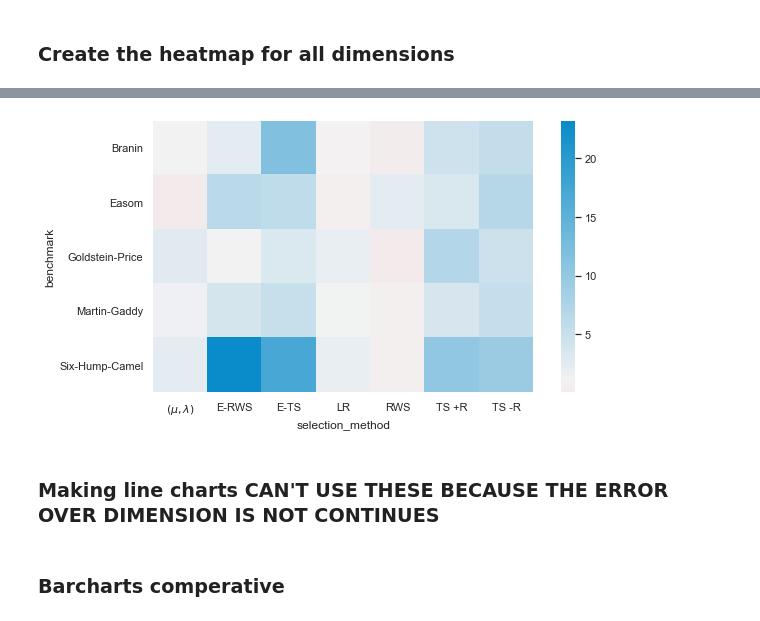
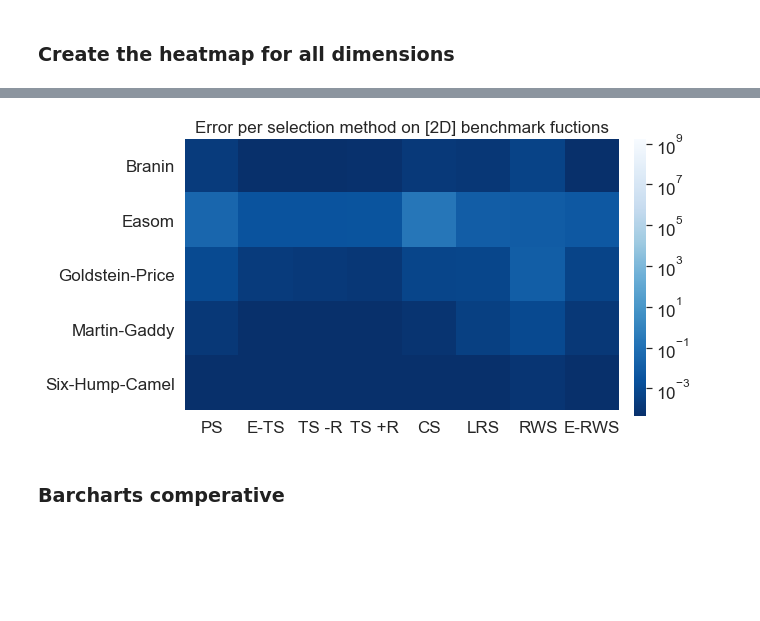
Before and after one commit to N-Brouwer/PPA, a Jupyter notebook: notebooks/data-analysis.ipynb, the cells around one changed output, grey strips where cells are left out. Drawn from its saved outputs; the diff is of its cells as text; code cells hidden in the pictures; blank space fills up the shorter version.

```diff
--- a/notebooks/data-analysis.ipynb
+++ b/notebooks/data-analysis.ipynb
@@ -92,7 +69,7 @@ for filename in os.listdir(results_folder):
     }, ignore_index=True)
 df.loc[df['selection_method'] == 'single_elitist_tournament','selection_method'] = 'tour_elite'
 df.loc[df['selection_method'] == 'no_replacement_tournament','selection_method'] = 'tour_no_replace'
-df.loc[df['selection_method'] == 'mupluslambda','selection_method'] = 'original'
+
 df['error'] = abs(df['best_objval'] - df['theoretical_optimum'])
 # df['benchmark'] = df.benchmark.str.replace("20", "d").str.replace("100", "f").str.replace("2", "a").str.replace("50", "e").str.replace("5", "b").str.replace("10", "c")
 
@@ -190,9 +167,14 @@ fig.savefig(f'PPA/notebooks/images/barcharts_per_benchmark/2d-benchmarks.png',bb
 #     test = pickle.load(handle)
 # %% [markdown]
 ### Rename and find the lowest and highest values for the heatmap in order to use the same scale for all plots
+# %%
+column_order = ['PS', 'E-TS', 'TS -R', 'TS +R', 'CS','LRS','RWS', 'E-RWS']
+# column_order = ['seminal','TS +R', 'TS -R','Elite-TS' ]
 # %%
 heatmap_nd_data = df_nd[['selection_method', 'benchmark','dimensions','error']].groupby(['selection_method','benchmark','dimensions']).median().reset_index()
-heatmap_nd_data = heatmap_nd_data.replace({"selection_method": renames})
+
+heatmap_nd_data = heatmap_nd_data[(heatmap_nd_data.selection_method.isin(column_order))]
+
 dimensions = heatmap_nd_data.dimensions.unique()
 
 
@@ -203,7 +185,7 @@ for dim in dimensions:
     magnitude_data = heatmap_nd_data[heatmap_nd_data['dimensions'] == dim]
     magnitude_data = magnitude_data.pivot(index='selection_method', columns='benchmark', values='error')
 
-    magnitude_data = magnitude_data[magnitude_data.index == 'seminal'].squeeze() / magnitude_data[~(magnitude_data.index == 'seminal')]
+#     magnitude_data = magnitude_data[magnitude_data.index == 'seminal'].squeeze() / magnitude_data[~(magnitude_data.index == 'seminal')]
 
     potential_low = magnitude_data.min().min()
     potential_high = magnitude_data.max().max()
@@ -230,5 +210,3 @@ class MidPointLogNorm(LogNorm):
         return np.ma.masked_array(np.interp(np.log(value), x, y))
 # %% [markdown]
 ### Create the heatmap for all dimensions
-# %%
-column_order = ['$(\mu,\lambda)$', 'LR', 'RWS', 'E-RWS', 'TS +R', 'TS -R','E-TS' ]
@@ -298,21 +284,27 @@ plt.show()
 # %%
 heatmap_2d_data = df_2d[['selection_method', 'benchmark','error']].groupby(['selection_method','benchmark']).median().reset_index()
-heatmap_2d_data = heatmap_2d_data.replace({"selection_method": renames})
+# heatmap_2d_data = heatmap_2d_data.replace({"selection_method": renames})
 heatmap_2d_data = heatmap_2d_data.pivot(index='selection_method', columns='benchmark', values='error')
 fig, axs = plt.subplots(ncols=1, figsize=(10,5))
 
-heatmap_2d_data = heatmap_2d_data[heatmap_2d_data.index == 'seminal'].squeeze() /heatmap_2d_data
-heatmap_2d_data = heatmap_2d_data[~(heatmap_2d_data.index == 'seminal')].transpose()
+# heatmap_2d_data = heatmap_2d_data[heatmap_2d_data.index == 'seminal'].squeeze() /heatmap_2d_data
+# heatmap_2d_data = heatmap_2d_data[~(heatmap_2d_data.index == 'seminal')].transpose()
+heatmap_2d_data = heatmap_2d_data.transpose()[column_order]
 
-ax = sns.heatmap(heatmap_2d_data, ax=axs, center=1, cmap=rdgn, square=True)
-
+# ax = sns.heatmap(heatmap_2d_data, ax=axs, center=1, cmap=rdgn, square=True)
 
 # below does not work because i should recalculated new lowest and highest values; ooh no because i want to use the same scale ofcourse!
-# ax = sns.heatmap(heatmap_2d_data, ax=axs, norm=MidPointLogNorm(vmin=lowest, vmax=highest, midpoint=1), cmap=rdgn, square=True)
-ax.collections[0].colorbar.ax.yaxis.set_ticks([], minor=True)
+cbar_ax = fig.add_axes([0.835, .11, .017, 0.77]) #[Horizontal coordinate of the lower left corner,  Vertical coordinate of the lower left corner, Width of the subplot,  Height of the subplot]
+ax = sns.heatmap(heatmap_2d_data, ax=axs, norm=LogNorm(vmin=lowest, vmax=highest), cmap=rdgn, square=True, cbar_ax=cbar_ax)
+ax.collections[0].colorbar.ax.tick_params(labelsize=14)
+ax.set_ylabel('')
+ax.set_xlabel('')
+ax.tick_params(labelsize=17)
+ax.collections[0].colorbar.ax.tick_params(labelsize=17)
+ax.set_title('Error per selection method on [2D] benchmark fuctions',fontsize=17)
+# ax.collections[0].colorbar.ax.yaxis.set_ticks([], minor=True)
+plt.savefig('PPA/notebooks/images/final/heatmap2d.eps', bbox_inches='tight', format='eps')
 
 plt.show()
 # %% [output]
-[figure, old version]
+[figure, new version]
-# %% [markdown]
-### Making line charts CAN'T USE THESE BECAUSE THE ERROR OVER DIMENSION IS NOT CONTINUES
```
Also changed, not shown: parts of 54 cells of this notebook, 6 other files.
